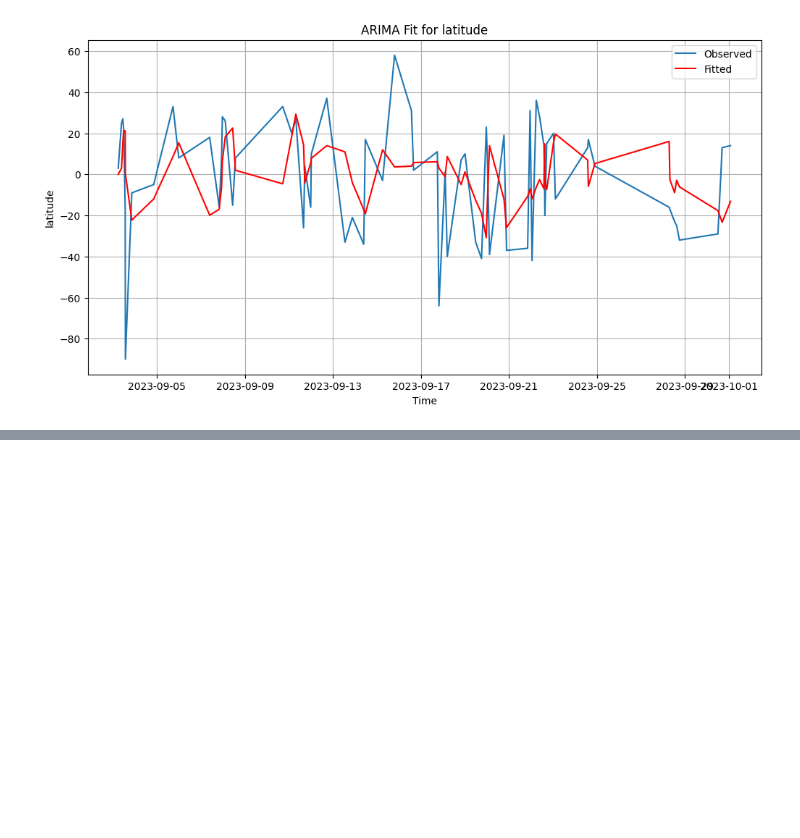
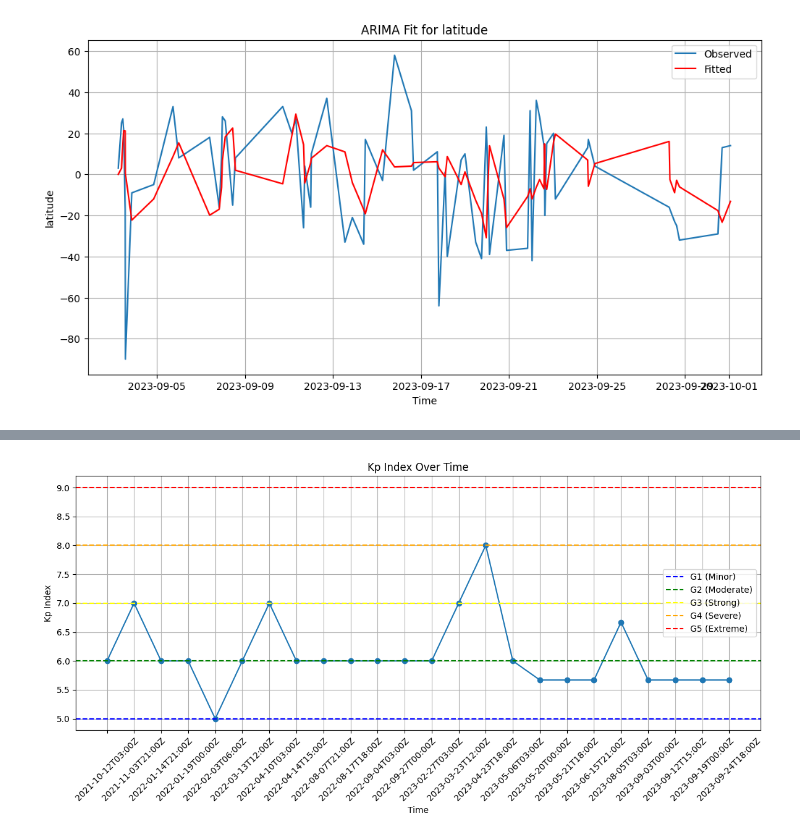
Before and after one commit to imostafizur/NASA_Space_App_2023, a Jupyter notebook: cme.ipynb, the cells around one changed output, grey strips where cells are left out. Drawn from its saved outputs; the diff is of its cells as text; code cells hidden in the pictures; blank space fills up the shorter version.

```diff
--- a/cme.ipynb
+++ b/cme.ipynb
@@ -245,0 +427,53 @@ plot_arima(merged_df, 'latitude')
+# %%
+import requests
+import matplotlib.pyplot as plt
+import datetime
+
+# Define the API URL with your API key
+api_key = '8rc035yU6MCQBwNcAddDvsjh984kUif03qUHRAYn'
+base_url = 'https://api.nasa.gov/DONKI/GST'
+
+# Calculate the start and end dates (2 years prior to the current date for the start date and the current date for the end date)
+end_date = datetime.datetime.utcnow().strftime('%Y-%m-%d')
+start_date = (datetime.datetime.utcnow() - datetime.timedelta(days=730)).strftime('%Y-%m-%d')  # 730 days in 2 years
+
+# Create the API request URL
+api_url = f'{base_url}?startDate={start_date}&endDate={end_date}&api_key={api_key}'
+
+# Make the API request
+response = requests.get(api_url)
+
+# Check if the request was successful
+if response.status_code == 200:
+    data = response.json()
+
+    # Extract Kp index values and times
+    kp_values = [entry['allKpIndex'][0]['kpIndex'] for entry in data]
+    kp_times = [entry['startTime'] for entry in data]
+
+    # Create the plot
+    plt.figure(figsize=(12, 6))
+    plt.plot(kp_times, kp_values, marker='o', linestyle='-')
+    plt.title('Kp Index Over Time')
+    plt.xlabel('Time')
+    plt.ylabel('Kp Index')
+    plt.grid(True)
+    plt.xticks(rotation=45)
+
+    # Add threshold lines for different storm levels
+    thresholds = [5, 6, 7, 8, 9]  # Kp index thresholds for G1 to G5 storms
+    colors = ['blue', 'green', 'yellow', 'orange', 'red']
+    storm_levels = ['G1 (Minor)', 'G2 (Moderate)', 'G3 (Strong)', 'G4 (Severe)', 'G5 (Extreme)']
+
+    for threshold, color, level in zip(thresholds, colors, storm_levels):
+        plt.axhline(threshold, color=color, linestyle='--', label=level)
+
+    plt.legend()
+    plt.tight_layout()
+
+    # Show the plot or save it to a file
+    plt.show()
+else:
+    print(f'Error: Unable to retrieve data (Status code: {response.status_code})')
+# %% [output]
+[figure, added]
```
Also changed, not shown: parts of 7 cells of this notebook.
